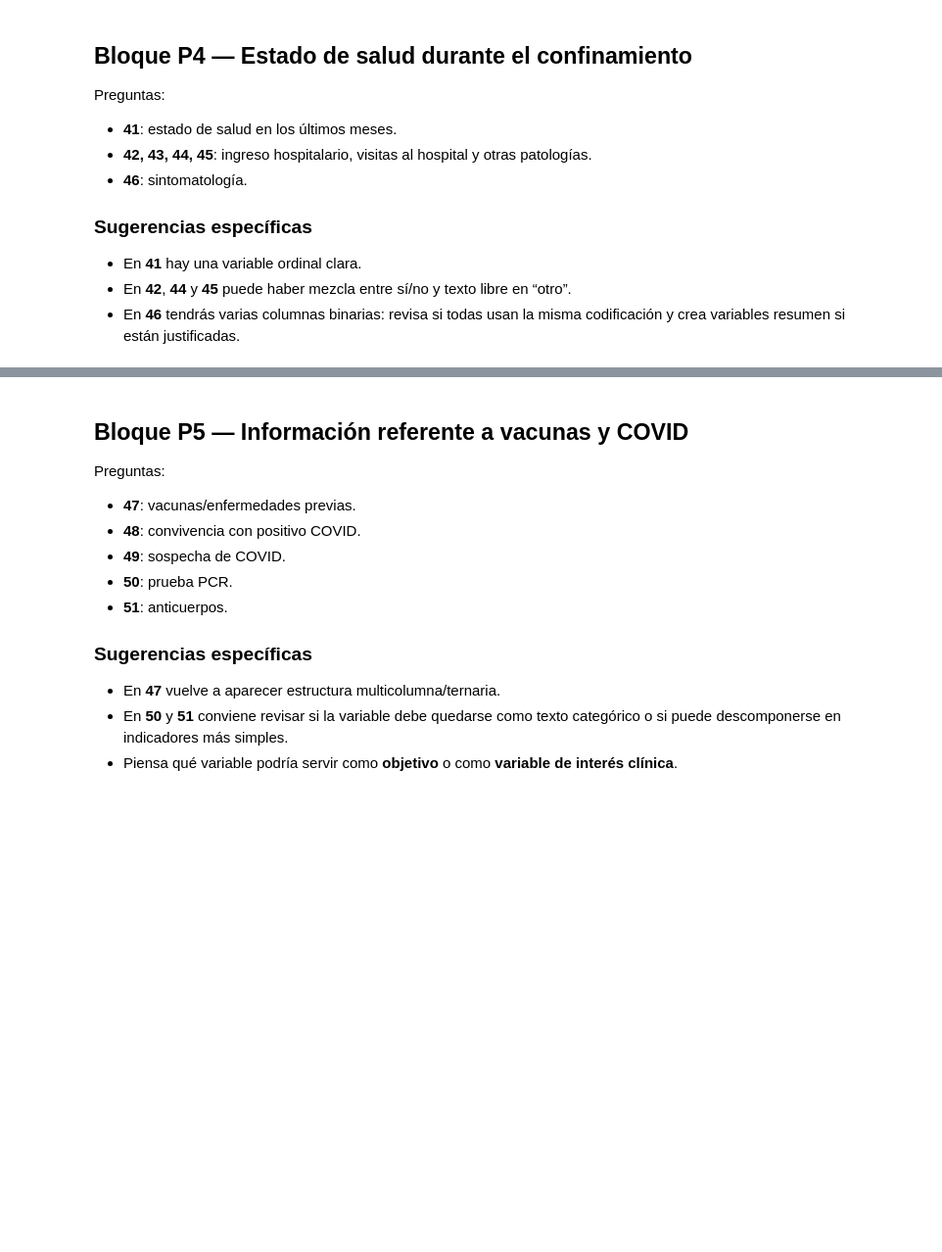
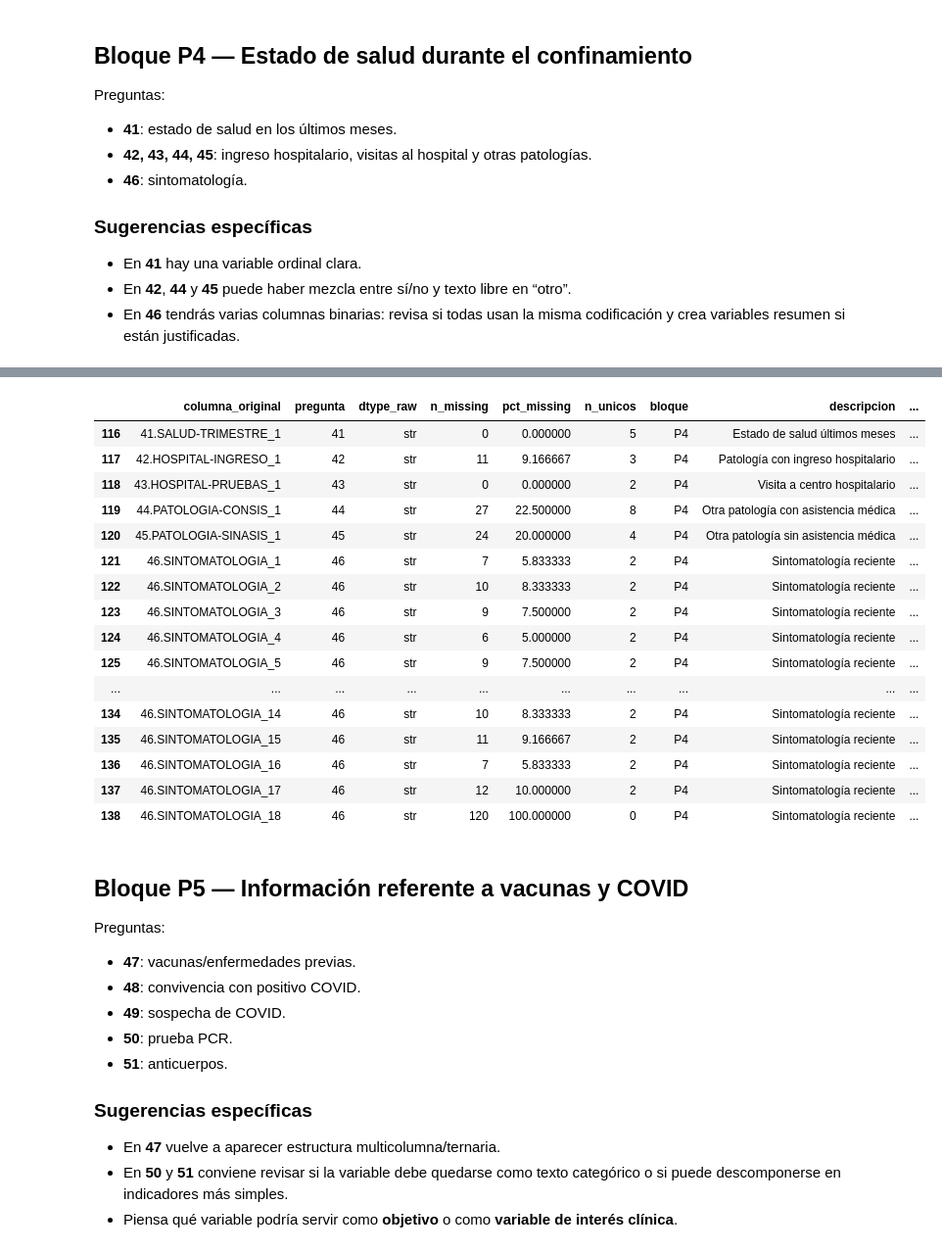
Before and after one commit to mxgueladrx/uma-25-26-2, a Jupyter notebook: AC1/Practica1/Notebook_Limpieza_EncuestaCOVID_ENUNCIADO.ipynb, the cells around one changed output, grey strips where cells are left out. Shown at 98% size. Cells and saved outputs as stored; diff of their text form; code cells hidden in the pictures; blank space fills up the shorter version.

```diff
--- a/AC1/Practica1/Notebook_Limpieza_EncuestaCOVID_ENUNCIADO.ipynb
+++ b/AC1/Practica1/Notebook_Limpieza_EncuestaCOVID_ENUNCIADO.ipynb
@@ -568,7 +568,13 @@ registrar_auditoria("9.ED,DES-,NTES_1",
 
 # 10. (10.PROFESION-ANTES_1)
 # Tipo: categórica nominal. Categorías ya bastante limpias.
-df_trabajo["profesion_antes_clean"] = df_trabajo["10.PROFESION-ANTES_1"].str.strip().str.title().where(lambda x: x.str.startswith(("Sin Ocupación", "Ámbito"), na=True), "Otro")
+df_trabajo["profesion_antes_clean"] = df_trabajo["10.PROFESION-ANTES_1"].str.strip().str.title().replace({"Investigación": "Ámbito De La Investigación Y Desarrollo",
+                                                                                                          "Investigación Y Sanitario": "Ámbito De La Investigación Y Desarrollo",
+                                                                                                          "Estudiante": "Sin Ocupación Previa",
+                                                                                                          "Empleado Público": "Ámbito Administrativo",
+                                                                                                          "Jubilado": "Sin Ocupación Previa",
+                                                                                                          "Retirado": "Sin Ocupación Previa",
+                                                                                                          "Industria Agroalimentaria": "Ámbito Industrial O Mecánico"}).where(lambda x: x.str.startswith(("Sin Ocupación", "Ámbito"), na=True), "Otro")
 
 registrar_auditoria("10.PROFESION-ANTES_1",
                     "Espacios iniciales y finales e inconsistencia de categorías",
@@ -577,16 +583,25 @@ registrar_auditoria("10.PROFESION-ANTES_1",
 
 # 11. (11.LUGARTRABAJO-ANTES_1)
 # Tipo: categórica nominal. Algunas respuestas libres fuera de las categorías principales.
-df_trabajo["lugar_trabajo_antes_clean"] = df_trabajo["11.LUGARTRABAJO-ANTES_1"].str.strip().str.title().where(lambda x: x.str.startswith(("En El Hogar", "Trabajo"), na=True), "Otro")
+df_trabajo["lugar_trabajo_antes_clean"] = df_trabajo["11.LUGARTRABAJO-ANTES_1"].str.strip().str.title().replace({"Farmacia":"Trabajo en espacios con afluencia de < 10 personas",
+                                                                                                                 "Hospital": "Trabajo en espacios con afluencia de > de 10 personas",
+                                                                                                                 "Educación Infantil": "Trabajo en espacios con afluencia de > de 10 personas",
+                                                                                                                 "Depuradora": "Trabajo en espacios con afluencia de > de 10 personas",
+                                                                                                                 "Instituto De Enseñanza Secundaria": "Trabajo en espacios con afluencia de > de 10 personas",
+                                                                                                                 "Jubilado": "En el hogar (teletrabajo/en paro/ tareas domésticas)",
+                                                                                                                 "Jubilada Desde 2018": "En el hogar (teletrabajo/en paro/ tareas domésticas)",
+                                                                                                                 "Retirado": "En el hogar (teletrabajo/en paro/ tareas domésticas)",
+                                                                                                                 "Servicio Esencial ( Lucha Incendios Forestales)": "Trabajo en espacios con afluencia de < 10 personas",
+                                                                                                                 }).str.title()
 
 registrar_auditoria("11.LUGARTRABAJO-ANTES_1",
                     "Espacios iniciales y finales e inconsistencia de categorías",
-                    "strip + title + replace manual de categorías y creación de categoría 'otro'",
+                    "strip + title + replace manual de categorías",
                     "lugar_trabajo_antes_clean")
 
 # 12. (12.OCIO_1)
 # Tipo: categórica nominal. Alguna respuesta libre rara.
-df_trabajo["ocio_clean"] = df_trabajo["12.OCIO_1"].str.strip().str.title().replace({"En Casa Y En Cafeterías": "Otro"})
+df_trabajo["ocio_clean"] = df_trabajo["12.OCIO_1"].str.strip().str.title().replace({"En Casa Y En Cafeterías": "Principalmente En Lugares Cerrados"})
 
 registrar_auditoria("12.OCIO_1",
                     "Espacios iniciales y finales e inconsistencia de categorías",
@@ -596,23 +611,17 @@ registrar_auditoria("12.OCIO_1",
 # 13. (13.TRANSPORTE_1 a _7)
 # Tipo: tabla ordinal multicolumna (frecuencia de uso por tipo de transporte).
 # Valores: Nula/Muy baja/Baja/Media/Frecuente. Algunos tienen valores combinados.
-orden = {"Nula": 0, "Muy Baja": 1, "Baja": 2, "Media": 3, "Frecuente": 4}
+for i in range (1, 8):
+    df_trabajo[f"transporte_{i}_clean"] = df_trabajo[f"13.TRANSPORTE_{i}"].str.strip().str.title()
 
-cols_13 = [c for c in df_trabajo.columns if c.startswith("13.TRANSPORTE")]
-
-df_trabajo["transporte_clean"] = df_trabajo[cols_13].apply(
-    lambda x: x.str.strip().str.title().map(orden)
-).sum(axis=1).astype(int)
-
-for i in range (1, 8):
     registrar_auditoria(f"13.TRANSPORTE_{i}",
                     "Espacios iniciales y finales, pregunta múltiple con valores de texto ordinales",
-                    "Conversión a escala 0-4 y suma de todas las respuestas para crear un índice de exposición",
-                    "transporte_clean")
+                    "strip a los valores",
+                    f"transporte_{i}_clean")
 
 # 14. (14.EXTRANJERO_1)
 # Tipo: mixta sí/no + texto destino. Problema: inconsistencia No/NO/no, Si con destino.
-df_trabajo["extranjero_clean"] = df_trabajo["14.EXTRANJERO_1"].str.lower().str.replace(r"^s[iíy]+[^a-z]*(.*)", r"Si, \1", regex=True).str.title().str.strip(", ").where(lambda x: x.str.startswith("Si", na=False), "No")
+df_trabajo["extranjero_clean"] = df_trabajo["14.EXTRANJERO_1"].str.lower().str.replace(r"^s[iíy]+[^a-z]*(.*)", r"Si, \1", regex=True).str.title().str.strip(", ").where(lambda x: x.str.startswith("Si", na=True), "No")
 
 registrar_auditoria("14.EXTRANJERO_1",
                     "Inconsistencia total en 'Sí/No' y mezcla de respuesta con nombre del país",
@@ -849,3 +1182,23 @@ display(auditoria[auditoria["columna_original"].isin(cols_p4)])
+# %%
+display(auditoria[auditoria["columna_original"].isin(cols_p4)])
+# %% [output]
+|  | columna_original | pregunta | dtype_raw | n_missing | pct_missing | n_unicos | bloque | descripcion | ... |
+| 116 | 41.SALUD-TRIMESTRE_1 | 41 | str | 0 | 0.000000 | 5 | P4 | Estado de salud últimos meses | ... |
+| 117 | 42.HOSPITAL-INGRESO_1 | 42 | str | 11 | 9.166667 | 3 | P4 | Patología con ingreso hospitalario | ... |
+| 118 | 43.HOSPITAL-PRUEBAS_1 | 43 | str | 0 | 0.000000 | 2 | P4 | Visita a centro hospitalario | ... |
+| 119 | 44.PATOLOGIA-CONSIS_1 | 44 | str | 27 | 22.500000 | 8 | P4 | Otra patología con asistencia médica | ... |
+| 120 | 45.PATOLOGIA-SINASIS_1 | 45 | str | 24 | 20.000000 | 4 | P4 | Otra patología sin asistencia médica | ... |
+| 121 | 46.SINTOMATOLOGIA_1 | 46 | str | 7 | 5.833333 | 2 | P4 | Sintomatología reciente | ... |
+| 122 | 46.SINTOMATOLOGIA_2 | 46 | str | 10 | 8.333333 | 2 | P4 | Sintomatología reciente | ... |
+| 123 | 46.SINTOMATOLOGIA_3 | 46 | str | 9 | 7.500000 | 2 | P4 | Sintomatología reciente | ... |
+| 124 | 46.SINTOMATOLOGIA_4 | 46 | str | 6 | 5.000000 | 2 | P4 | Sintomatología reciente | ... |
+| 125 | 46.SINTOMATOLOGIA_5 | 46 | str | 9 | 7.500000 | 2 | P4 | Sintomatología reciente | ... |
+| ... | ... | ... | ... | ... | ... | ... | ... | ... | ... |
+| 134 | 46.SINTOMATOLOGIA_14 | 46 | str | 10 | 8.333333 | 2 | P4 | Sintomatología reciente | ... |
+| 135 | 46.SINTOMATOLOGIA_15 | 46 | str | 11 | 9.166667 | 2 | P4 | Sintomatología reciente | ... |
+| 136 | 46.SINTOMATOLOGIA_16 | 46 | str | 7 | 5.833333 | 2 | P4 | Sintomatología reciente | ... |
+| 137 | 46.SINTOMATOLOGIA_17 | 46 | str | 12 | 10.000000 | 2 | P4 | Sintomatología reciente | ... |
+| 138 | 46.SINTOMATOLOGIA_18 | 46 | str | 120 | 100.000000 | 0 | P4 | Sintomatología reciente | ... |
 # %% [markdown]
 ## Bloque P5 — Información referente a vacunas y COVID
 
```
Also changed, not shown: parts of 15 cells of this notebook, 1 other file.
